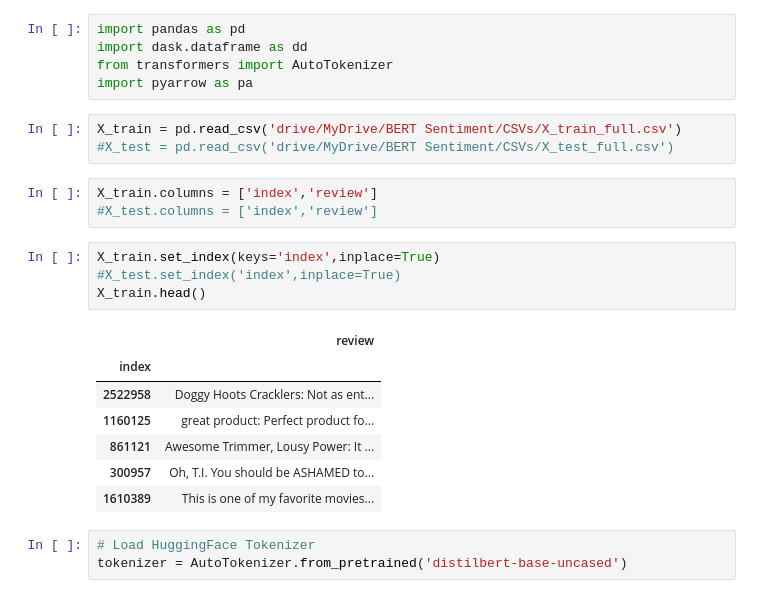
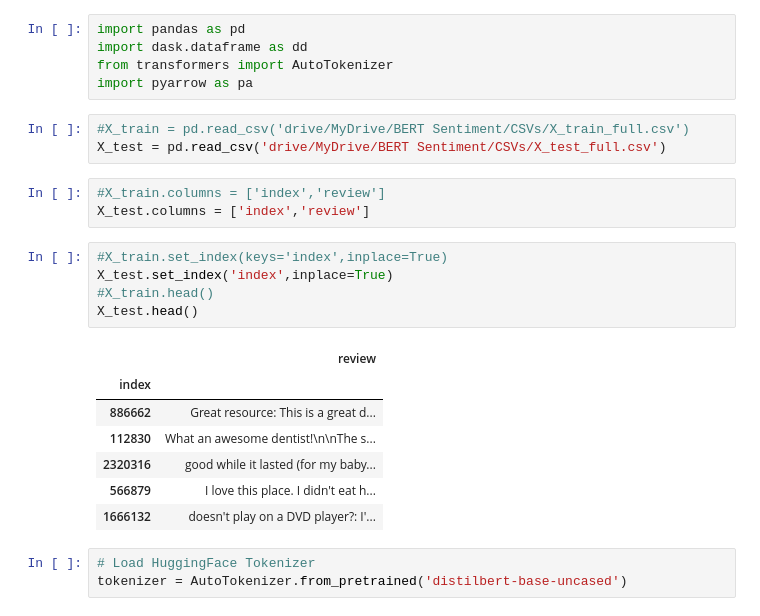
Before and after one commit to MsEM11/BERT_Sentiment, a Jupyter notebook: Notebooks/3_Preprocessing.ipynb, the cells around one changed output. Cells and saved outputs as stored; diff of their text form.

```diff
--- a/Notebooks/3_Preprocessing.ipynb
+++ b/Notebooks/3_Preprocessing.ipynb
@@ -29,23 +29,24 @@ import dask.dataframe as dd
 from transformers import AutoTokenizer
 import pyarrow as pa
 # %%
-X_train = pd.read_csv('drive/MyDrive/BERT Sentiment/CSVs/X_train_full.csv')
-#X_test = pd.read_csv('drive/MyDrive/BERT Sentiment/CSVs/X_test_full.csv')
+#X_train = pd.read_csv('drive/MyDrive/BERT Sentiment/CSVs/X_train_full.csv')
+X_test = pd.read_csv('drive/MyDrive/BERT Sentiment/CSVs/X_test_full.csv')
 # %%
-X_train.columns = ['index','review']
-#X_test.columns = ['index','review']
+#X_train.columns = ['index','review']
+X_test.columns = ['index','review']
 # %%
-X_train.set_index(keys='index',inplace=True)
-#X_test.set_index('index',inplace=True)
-X_train.head()
+#X_train.set_index(keys='index',inplace=True)
+X_test.set_index('index',inplace=True)
+#X_train.head()
+X_test.head()
 # %% [output]
 |  | review |
 | index |  |
-| 2522958 | Doggy Hoots Cracklers: Not as ent... |
-| 1160125 | great product: Perfect product fo... |
-| 861121 | Awesome Trimmer, Lousy Power: It ... |
-| 300957 | Oh, T.I. You should be ASHAMED to... |
-| 1610389 | This is one of my favorite movies... |
+| 886662 | Great resource: This is a great d... |
+| 112830 | What an awesome dentist!\n\nThe s... |
+| 2320316 | good while it lasted (for my baby... |
+| 566879 | I love this place. I didn't eat h... |
+| 1666132 | doesn't play on a DVD player?: I'... |
 # %%
 # Load HuggingFace Tokenizer
 tokenizer = AutoTokenizer.from_pretrained('distilbert-base-uncased')
```
Also changed, not shown: parts of 7 cells of this notebook.
